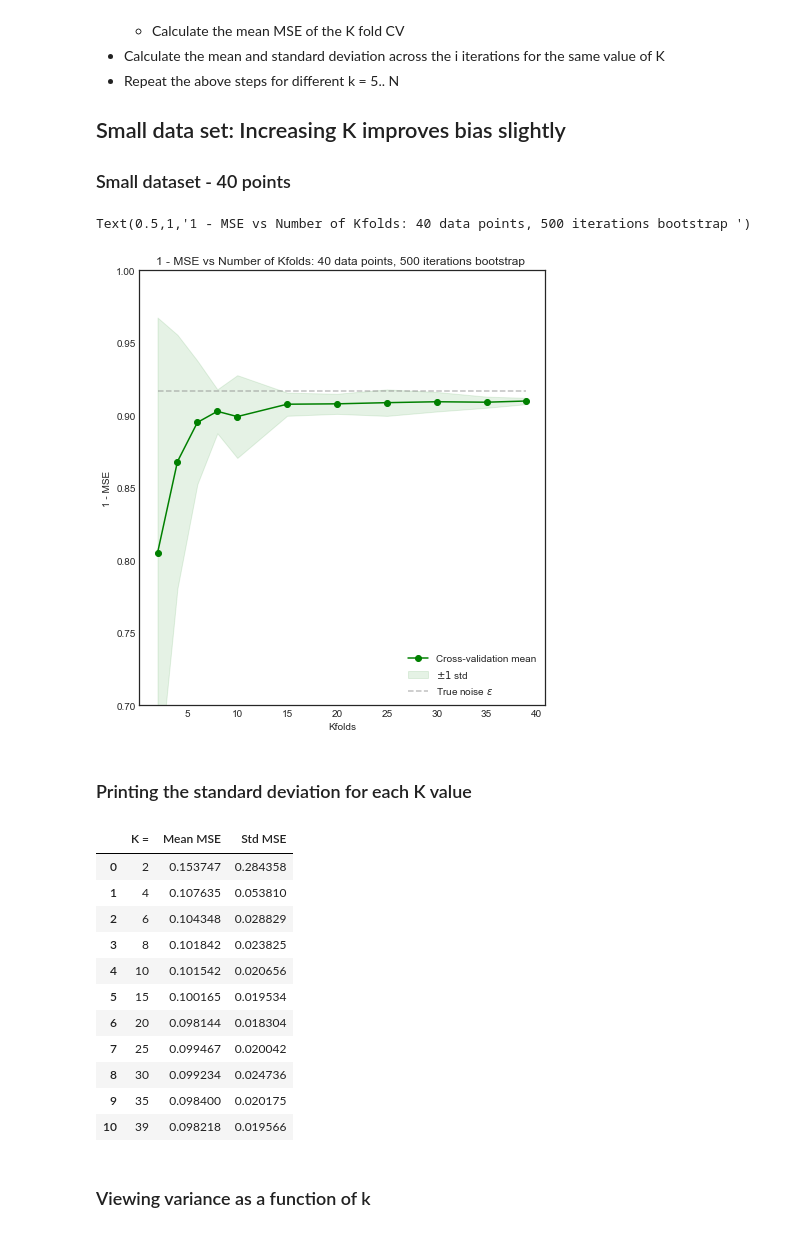
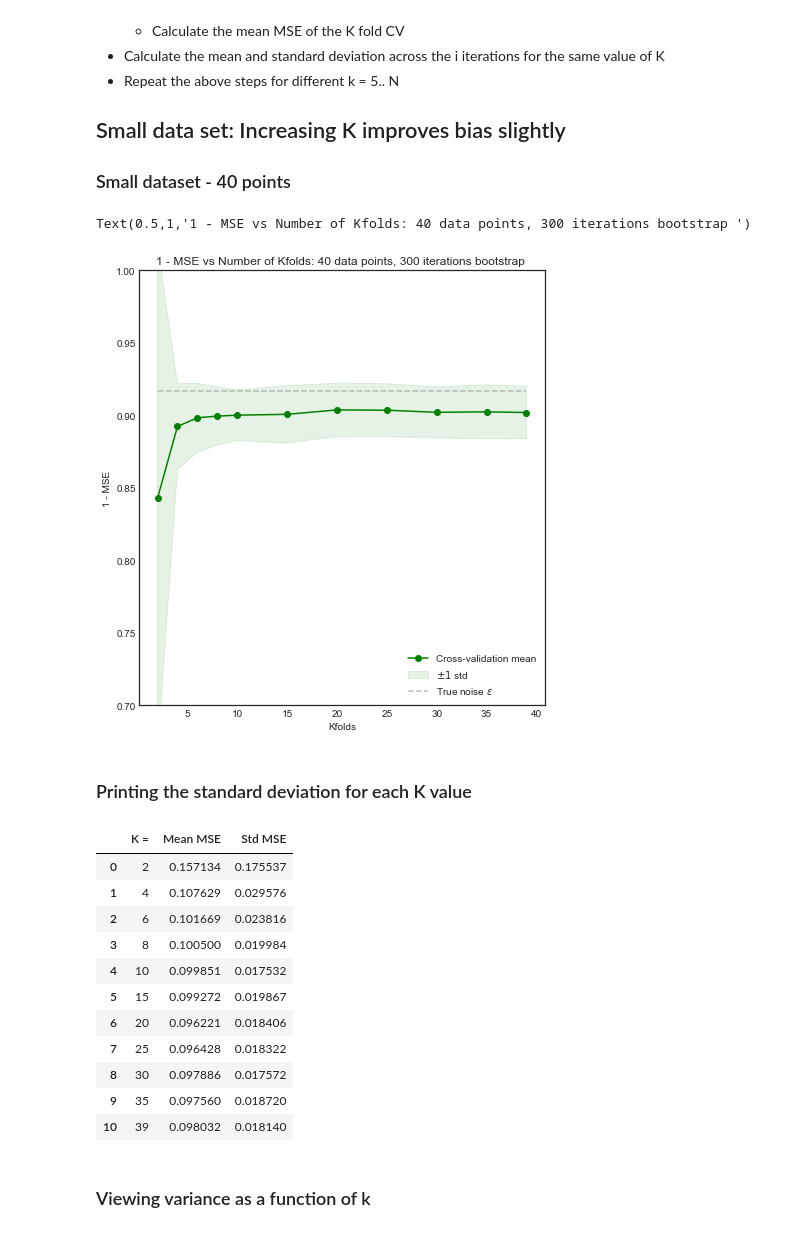
Before and after one commit to xavierbourretsicotte/Data-Portfolio, a Jupyter notebook: Cross_Validation.ipynb, the cells around one changed output. Cells and saved outputs as stored; diff of their text form; code cells hidden in the pictures.

```diff
--- a/Cross_Validation.ipynb
+++ b/Cross_Validation.ipynb
@@ -192,7 +192,7 @@ for k in k_folds_range:
     i_Mean_MSE = []
 
     #Repeat experiment i times
-    for i in range(500):
+    for i in range(300):
         #Reset list at start of loop
         Kfold_MSE_list = []
 
@@ -230,40 +230,40 @@ CV_Std_MSE_small = np.sqrt(CV_Var_MSE_small)
 # %%
 #Plotting result - LHS - 1 - MSE
 fig = plt.figure(figsize=(16,8))
 fig.add_subplot(1, 2, 1)
 k_folds_range = np.array([2,4,6,8,10,15,20,25,30,35,39])
 
 plt.fill_between(k_folds_range, 1 - (CV_Mean_MSE_small - CV_Std_MSE_small),
                  1 - (CV_Mean_MSE_small + CV_Std_MSE_small), alpha=0.1, color="g", label = '$\pm 1$ std')
 
 plt.plot(k_folds_range, 1 - CV_Mean_MSE_small, 'o-', color="g",
          label="Cross-validation mean")
 
 plt.hlines(1 - 1/12 , min(k_folds_range),max(k_folds_range), linestyle = '--', color = 'gray', alpha = .5, label = 'True noise $\epsilon$')
 plt.legend(loc="lower right"),
 plt.ylim(0.7,1)
 plt.ylabel('1 - MSE'), plt.xlabel('Kfolds')
-plt.title('1 - MSE vs Number of Kfolds: 40 data points, 500 iterations bootstrap ')
+plt.title('1 - MSE vs Number of Kfolds: 40 data points, 300 iterations bootstrap ')
 # %% [output]
-Text(0.5,1,'1 - MSE vs Number of Kfolds: 40 data points, 500 iterations bootstrap ')
+Text(0.5,1,'1 - MSE vs Number of Kfolds: 40 data points, 300 iterations bootstrap ')
-[figure, old version]
+[figure, new version]
 # %% [markdown]
 ### Printing the standard deviation for each K value
 # %%
 pd.DataFrame(data = {'K = ':k_folds_range,'Mean MSE': CV_Mean_MSE_small,'Std MSE': CV_Std_MSE_small })
 # %% [output]
 |  | K = | Mean MSE | Std MSE |
-| 0 | 2 | 0.153747 | 0.284358 |
-| 1 | 4 | 0.107635 | 0.053810 |
-| 2 | 6 | 0.104348 | 0.028829 |
-| 3 | 8 | 0.101842 | 0.023825 |
-| 4 | 10 | 0.101542 | 0.020656 |
-| 5 | 15 | 0.100165 | 0.019534 |
-| 6 | 20 | 0.098144 | 0.018304 |
-| 7 | 25 | 0.099467 | 0.020042 |
-| 8 | 30 | 0.099234 | 0.024736 |
-| 9 | 35 | 0.098400 | 0.020175 |
-| 10 | 39 | 0.098218 | 0.019566 |
+| 0 | 2 | 0.157134 | 0.175537 |
+| 1 | 4 | 0.107629 | 0.029576 |
+| 2 | 6 | 0.101669 | 0.023816 |
+| 3 | 8 | 0.100500 | 0.019984 |
+| 4 | 10 | 0.099851 | 0.017532 |
+| 5 | 15 | 0.099272 | 0.019867 |
+| 6 | 20 | 0.096221 | 0.018406 |
+| 7 | 25 | 0.096428 | 0.018322 |
+| 8 | 30 | 0.097886 | 0.017572 |
+| 9 | 35 | 0.097560 | 0.018720 |
+| 10 | 39 | 0.098032 | 0.018140 |
 # %% [markdown]
 ### Viewing variance as a function of k
 # %%
```
Also changed, not shown: parts of 4 cells of this notebook.
